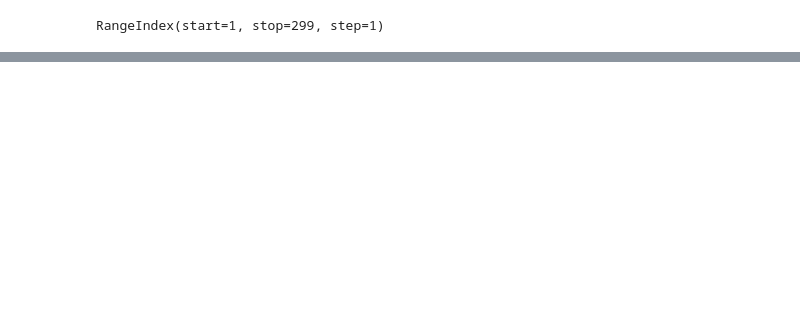
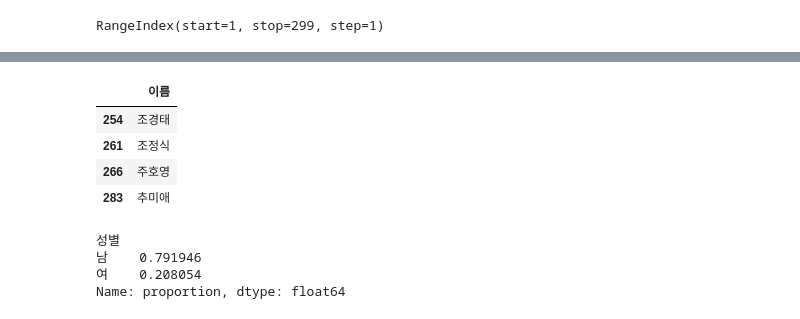
Before and after one commit to kbs0621/Python_WebScraping_Analysis, a Jupyter notebook: 05.국회의원현황_New2025.ipynb, the cells around one changed output, grey strips where cells are left out. Drawn from its saved outputs; the diff is of its cells as text; code cells hidden in the pictures; blank space fills up the shorter version.

```diff
--- a/05.국회의원현황_New2025.ipynb
+++ b/05.국회의원현황_New2025.ipynb
@@ -214,0 +248,16 @@ member_df.head(2)
+# %%
+member_df.loc[member_df['당선횟수'] == '6선', ['이름']]
+# %% [output]
+|  | 이름 |
+| 254 | 조경태 |
+| 261 | 조정식 |
+| 266 | 주호영 |
+| 283 | 추미애 |
+# %%
+#normailze=True : %(퍼센트)가 나오도록 표시
+member_df['성별'].value_counts(normalize=True)
+# %% [output]
+성별
+남    0.791946
+여    0.208054
+Name: proportion, dtype: float64
```
Also changed, not shown: parts of 6 cells of this notebook.
